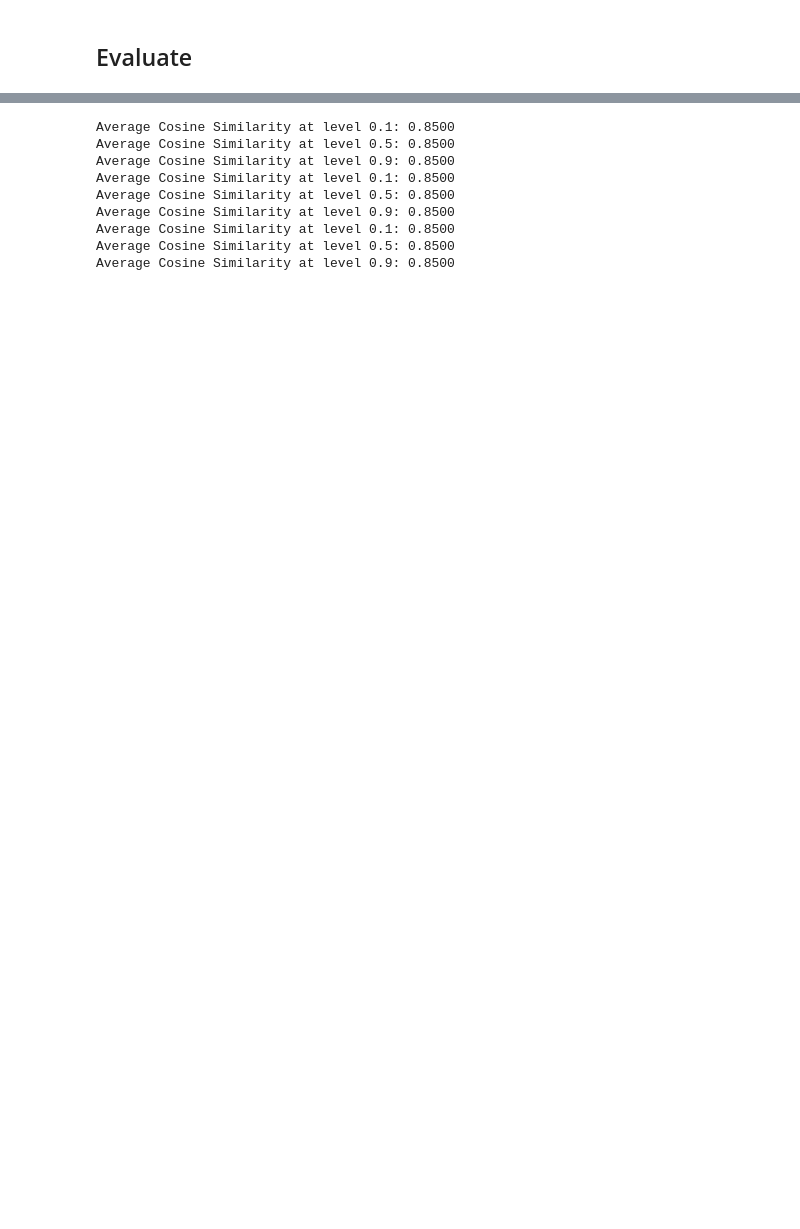
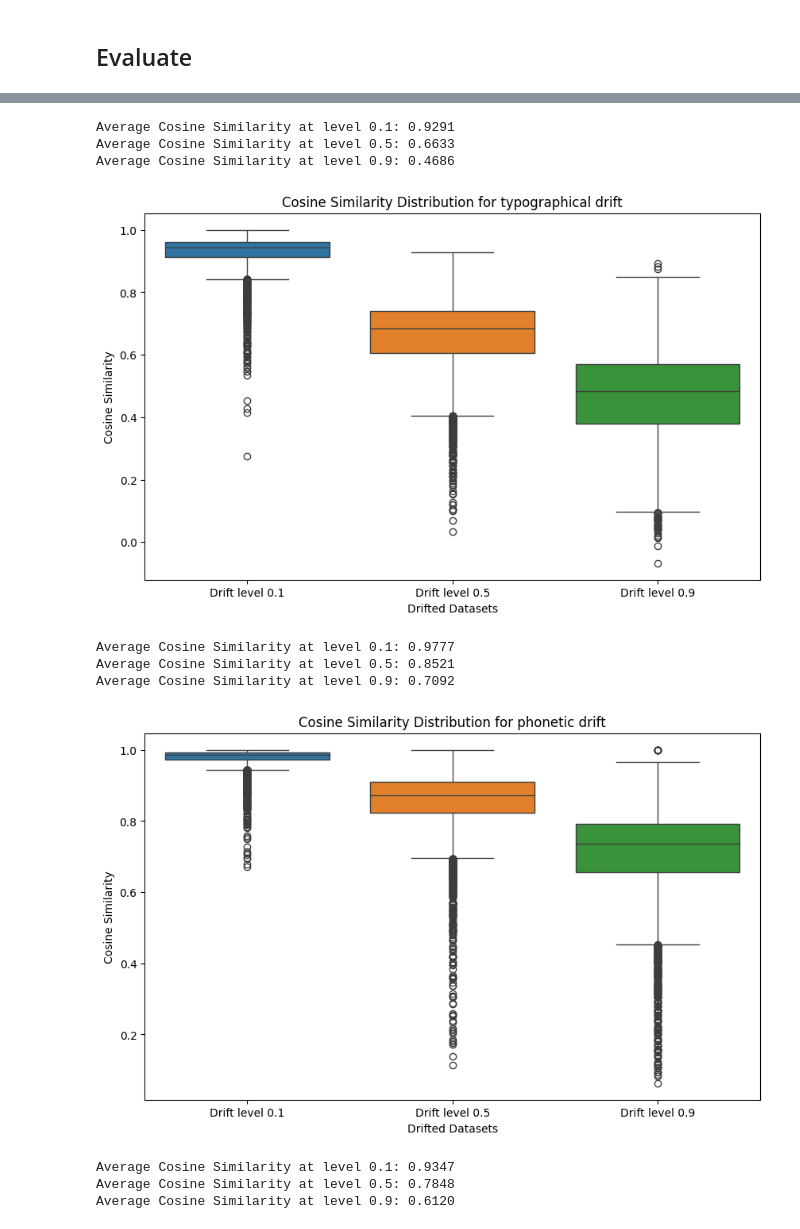
Before and after one commit to mirkomanset/text-drift-generator, a Jupyter notebook: notebooks/drift_vectorization_single_classes.ipynb, the cells around one changed output, grey strips where cells are left out. Cells and saved outputs as stored; diff of their text form; code cells hidden in the pictures; blank space fills up the shorter version.

Commit message:
fix plot cosine similarity box plots and remove useless files

```diff
--- a/notebooks/drift_vectorization_single_classes.ipynb
+++ b/notebooks/drift_vectorization_single_classes.ipynb
@@ -186,29 +186,2 @@ start vectorizing mix drifted 0.5
 # %% [markdown]
 ## Evaluate
-# %%
-# Import the numoy arrays containing original and drifted data
-
-levels = [0.1, 0.5, 0.9]
-
-X_typo_list = []
-X_typo_drifted_list = []
-X_pho_list = []
-X_pho_drifted_list = []
-X_mix_list = []
-X_mix_drifted_list = []
-
-for level in levels:
-    X = np.genfromtxt(f'data/drifted_data/typographical/original_{level}.csv', delimiter=',')
-    X_typo_list.append(X)
-    X_typo_drifted = np.genfromtxt(f'data/drifted_data/typographical/drifted_{level}.csv', delimiter=',')
-    X_typo_drifted_list.append(X_drifted)
-
-    X = np.genfromtxt(f'data/drifted_data/phonetic/original_{level}.csv', delimiter=',')
-    X_pho_list.append(X)
-    X_pho_drifted = np.genfromtxt(f'data/drifted_data/phonetic/drifted_{level}.csv', delimiter=',')
-    X_pho_drifted_list.append(X_drifted)
-
-    X = np.genfromtxt(f'data/drifted_data/mix/original_{level}.csv', delimiter=',')
-    X_mix_list.append(X)
-    X_mix_drifted = np.genfromtxt(f'data/drifted_data/mix/drifted_{level}.csv', delimiter=',')
-    X_mix_drifted_list.append(X_drifted)
@@ -215,29 +239,31 @@ for level in levels:
 # %%
-plot_cosine_similarity(
+plot_cosine_similarity_box_plots(
     levels=levels,
     error_type=WordErrorType.TYPOGRAPHICAL,
     X_list=X_typo_list,
     X_drifted_list=X_typo_drifted_list,
 )
-plot_cosine_similarity(
+plot_cosine_similarity_box_plots(
     levels=levels,
     error_type=WordErrorType.PHONETIC,
     X_list=X_pho_list,
     X_drifted_list=X_pho_drifted_list,
 )
-plot_cosine_similarity(
+plot_cosine_similarity_box_plots(
     levels=levels,
     error_type=WordErrorType.MIX,
     X_list=X_mix_list,
     X_drifted_list=X_mix_drifted_list,
 )
 # %% [output]
-Average Cosine Similarity at level 0.1: 0.8500
-Average Cosine Similarity at level 0.5: 0.8500
-Average Cosine Similarity at level 0.9: 0.8500
-Average Cosine Similarity at level 0.1: 0.8500
-Average Cosine Similarity at level 0.5: 0.8500
-Average Cosine Similarity at level 0.9: 0.8500
-Average Cosine Similarity at level 0.1: 0.8500
-Average Cosine Similarity at level 0.5: 0.8500
-Average Cosine Similarity at level 0.9: 0.8500
+Average Cosine Similarity at level 0.1: 0.9291
+Average Cosine Similarity at level 0.5: 0.6633
+Average Cosine Similarity at level 0.9: 0.4686
+[figure, added]
+Average Cosine Similarity at level 0.1: 0.9777
+Average Cosine Similarity at level 0.5: 0.8521
+Average Cosine Similarity at level 0.9: 0.7092
+[figure, added]
+Average Cosine Similarity at level 0.1: 0.9347
+Average Cosine Similarity at level 0.5: 0.7848
+Average Cosine Similarity at level 0.9: 0.6120
```
Also changed, not shown: parts of 15 cells of this notebook, 20 other files.
